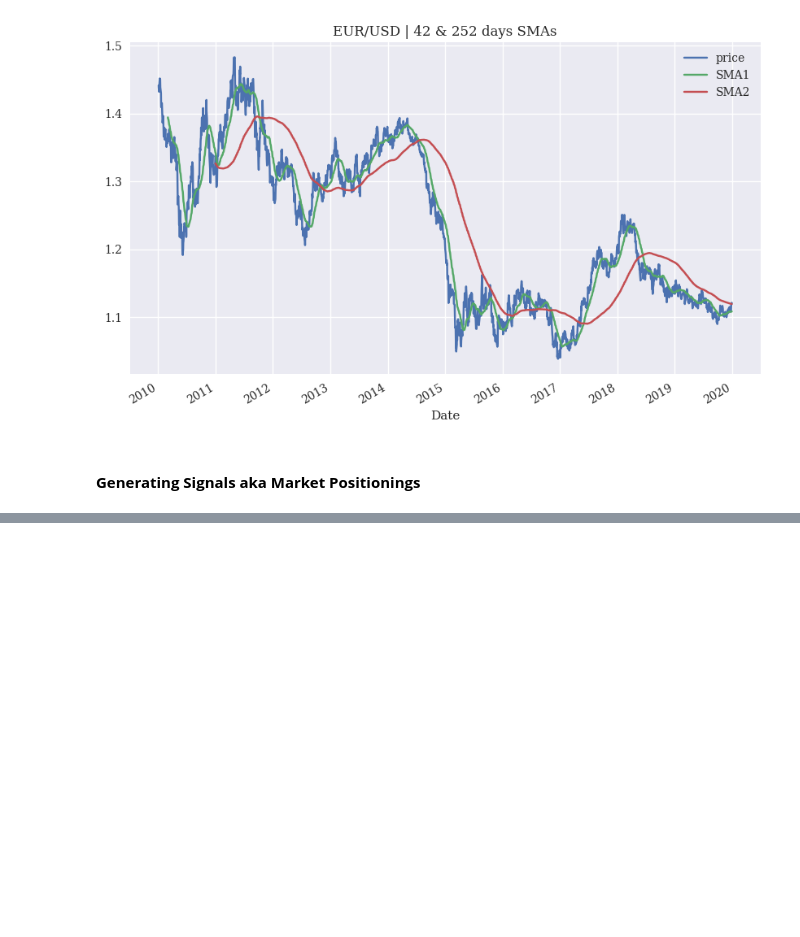
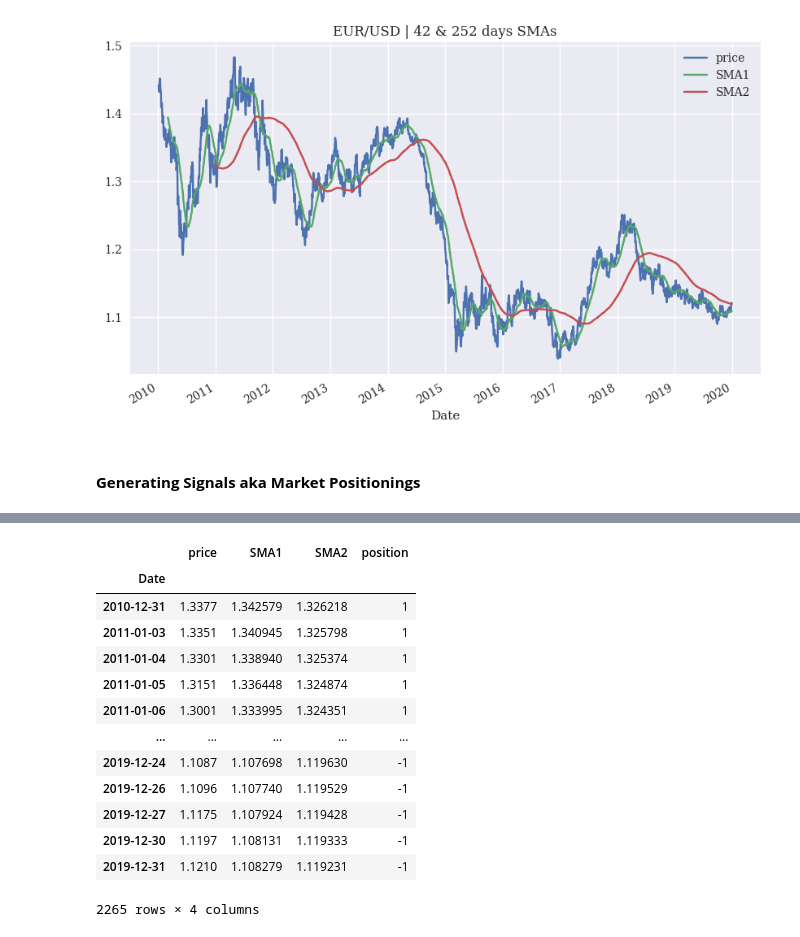
Before and after one commit to mindeleven/Analyzing-financial-data-with-python-and-rust, a Jupyter notebook: algorithmic_trading/algorithmic-trading-hilpisch/python_for_algorithmic_trading/ch04_Vectorized_Backtesting/02_moving_averages_strategies.ipynb, the cells around one changed output, grey strips where cells are left out. Drawn from its saved outputs; the diff is of its cells as text; code cells hidden in the pictures; blank space fills up the shorter version.

```diff
--- a/algorithmic_trading/algorithmic-trading-hilpisch/python_for_algorithmic_trading/ch04_Vectorized_Backtesting/02_moving_averages_strategies.ipynb
+++ b/algorithmic_trading/algorithmic-trading-hilpisch/python_for_algorithmic_trading/ch04_Vectorized_Backtesting/02_moving_averages_strategies.ipynb
@@ -163,0 +208,19 @@ Market positionings are generated based on the *relationship between the two SMA
+# %%
+# deleting all rows of data that contain at least one NaN value
+data.dropna(inplace=True) # parameter is necessary here
+data
+# %% [output]
+|  | price | SMA1 | SMA2 | position |
+| Date |  |  |  |  |
+| 2010-12-31 | 1.3377 | 1.342579 | 1.326218 | 1 |
+| 2011-01-03 | 1.3351 | 1.340945 | 1.325798 | 1 |
+| 2011-01-04 | 1.3301 | 1.338940 | 1.325374 | 1 |
+| 2011-01-05 | 1.3151 | 1.336448 | 1.324874 | 1 |
+| 2011-01-06 | 1.3001 | 1.333995 | 1.324351 | 1 |
+| ... | ... | ... | ... | ... |
+| 2019-12-24 | 1.1087 | 1.107698 | 1.119630 | -1 |
+| 2019-12-26 | 1.1096 | 1.107740 | 1.119529 | -1 |
+| 2019-12-27 | 1.1175 | 1.107924 | 1.119428 | -1 |
+| 2019-12-30 | 1.1197 | 1.108131 | 1.119333 | -1 |
+| 2019-12-31 | 1.1210 | 1.108279 | 1.119231 | -1 |
+2265 rows × 4 columns
```
Also changed, not shown: parts of 11 cells of this notebook.
